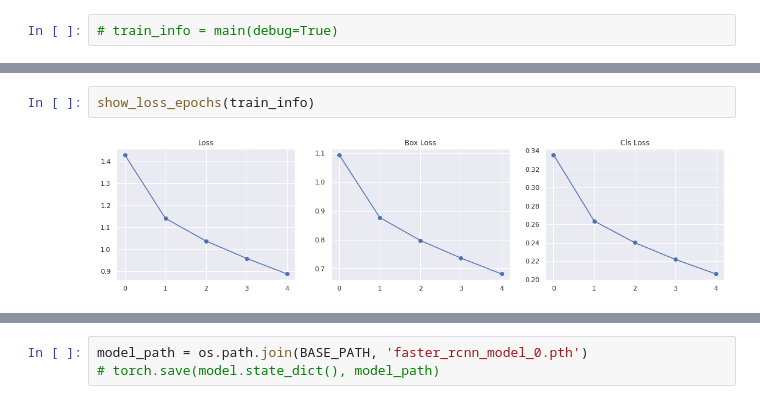
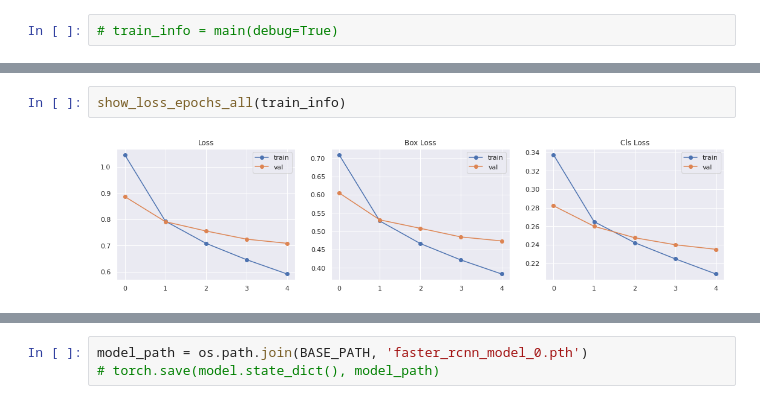
Before and after one commit to MIchaelKa/detection-tutorial, a Jupyter notebook: detection-tutorial.ipynb, the cells around one changed output, grey strips where cells are left out. Saved outputs shown, nothing was run; the diff lists cells and outputs as text.

```diff
--- a/detection-tutorial.ipynb
+++ b/detection-tutorial.ipynb
@@ -362,4 +430,4 @@ show_loss_history(train_info)
-# %%
-show_loss_epochs(train_info)
-# %% [output]
-[figure, removed]
+# %%
+show_loss_epochs_all(train_info)
+# %% [output]
+[figure, added]
```
Also changed, not shown: parts of 36 cells of this notebook, 6 other files.
